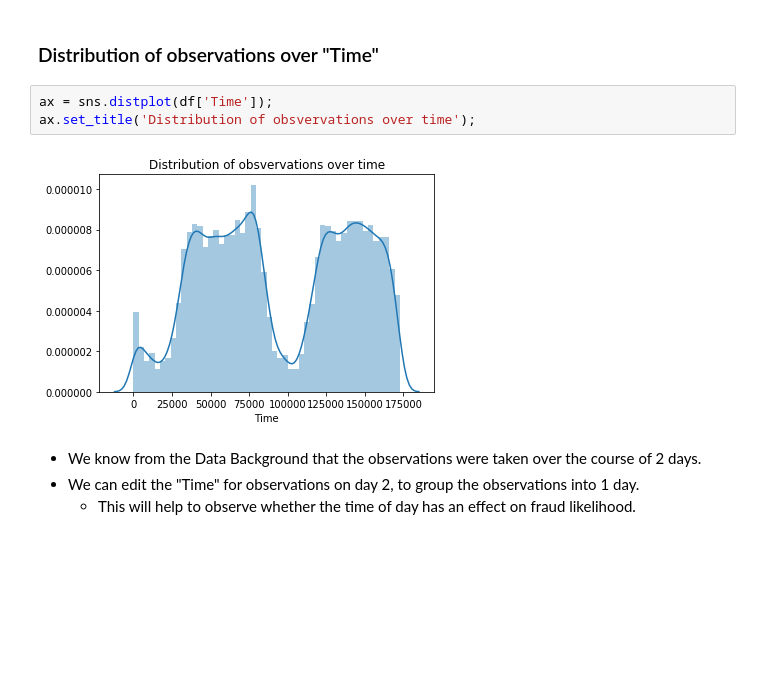
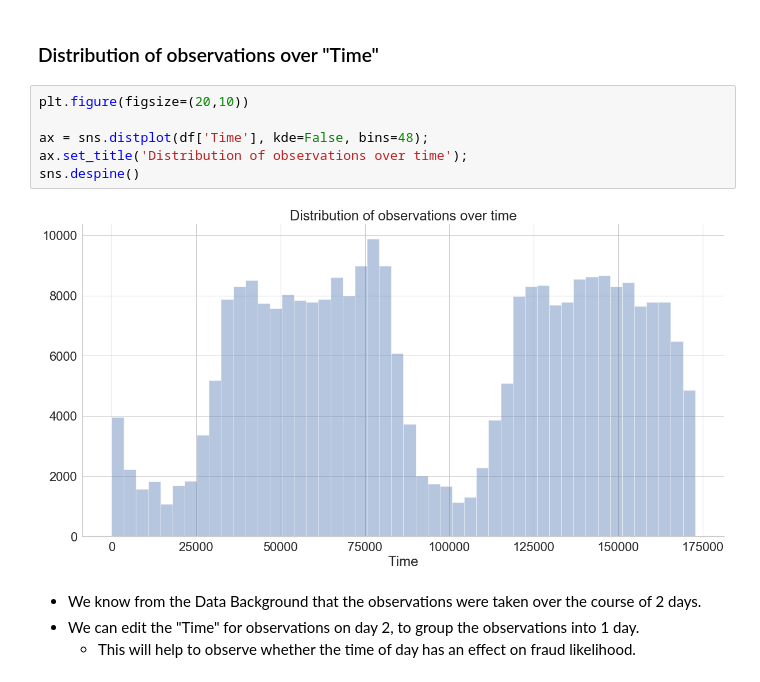
Before and after one commit to AdamBlomfield/credit_card_fraud, a Jupyter notebook: notebooks/data_cleaning.ipynb, the cells around one changed output. Cells and saved outputs as stored; diff of their text form; blank space fills up the shorter version.

```diff
--- a/notebooks/data_cleaning.ipynb
+++ b/notebooks/data_cleaning.ipynb
@@ -226,10 +226,13 @@ sns.despine()
 # %% [markdown]
 ### Distribution of observations over "Time"
 # %%
-ax = sns.distplot(df['Time']);
-ax.set_title('Distribution of obsvervations over time');
+plt.figure(figsize=(20,10))
+
+ax = sns.distplot(df['Time'], kde=False, bins=48);
+ax.set_title('Distribution of observations over time');
+sns.despine()
 # %% [output]
-[figure, old version]
+[figure, new version]
 # %% [markdown]
 * We know from the Data Background that the observations were taken over the course of 2 days.
 * We can edit the "Time" for observations on day 2, to group the observations into 1 day.
```
Also changed, not shown: parts of 4 cells of this notebook.
